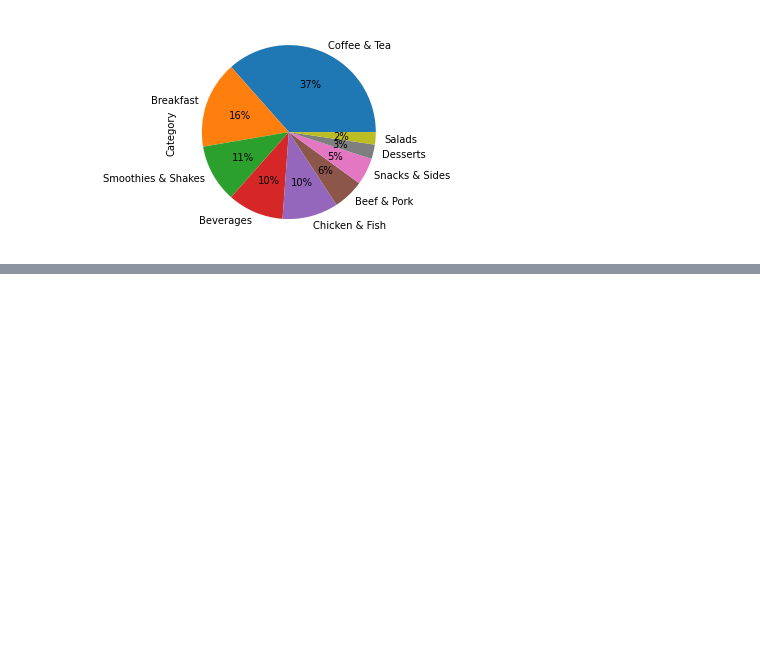
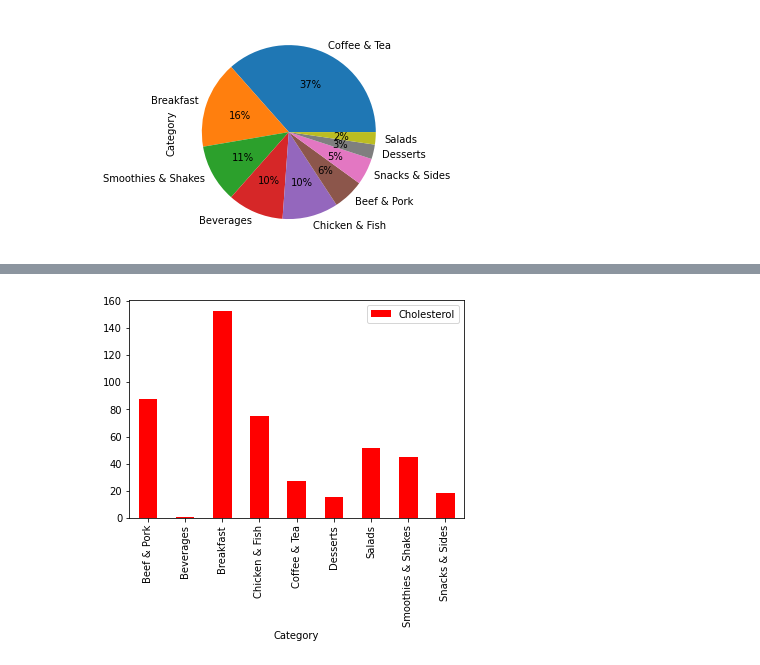
Before and after one commit to setyo-dwi-pratama/FGA-DTS-KOMINFO-Challenge, a Jupyter notebook: McDonaldsMenu.ipynb, the cells around one changed output, grey strips where cells are left out. Cells and saved outputs as stored; diff of their text form; code cells hidden in the pictures; blank space fills up the shorter version.

```diff
--- a/McDonaldsMenu.ipynb
+++ b/McDonaldsMenu.ipynb
@@ -96,0 +133,4 @@ df['Category'].value_counts().plot.pie(autopct='%.0f%%')
+# %%
+data("Cholesterol","Category","r")
+# %% [output]
+[figure, added]
```
Also changed, not shown: parts of 20 cells of this notebook.
